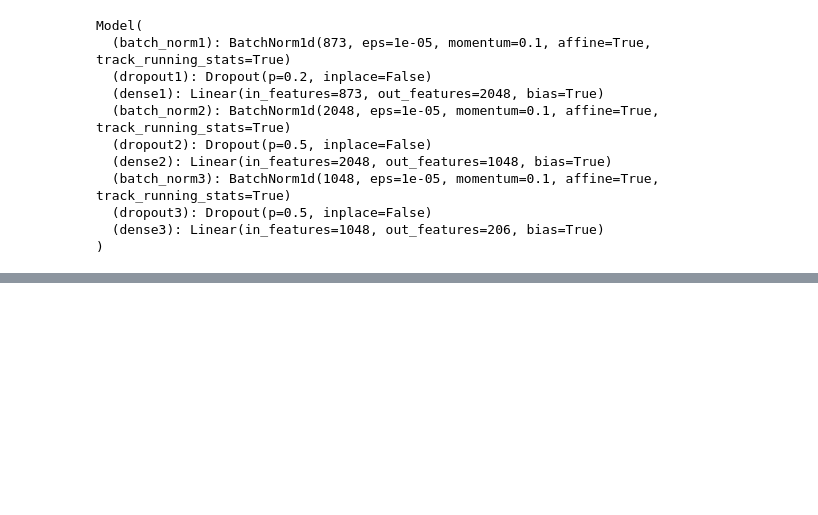
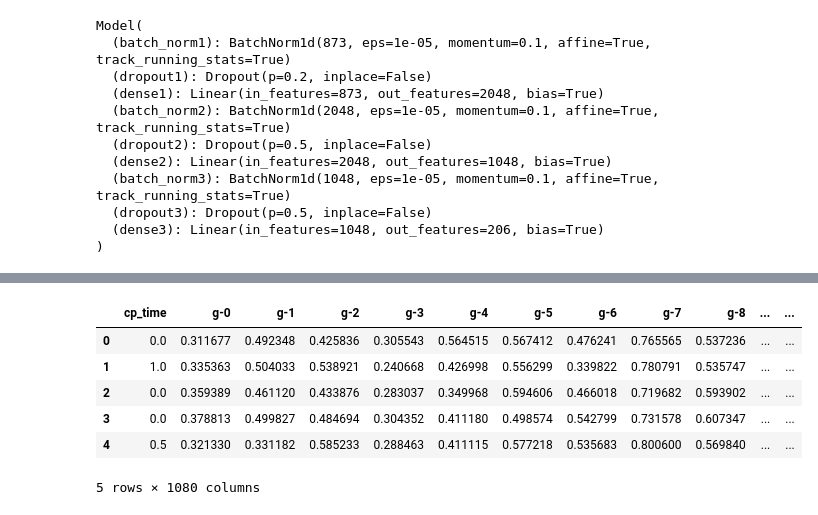
Before and after one commit to Mainakdeb/moa-classification, a Jupyter notebook: moa-classification.ipynb, the cells around one changed output, grey strips where cells are left out. Drawn from its saved outputs; the diff is of its cells as text; code cells hidden in the pictures; blank space fills up the shorter version.

```diff
--- a/moa-classification.ipynb
+++ b/moa-classification.ipynb
@@ -246,0 +251,12 @@ for epoch in range(num_epochs):
+# %%
+test_df = pre_process_data(test_features, submission )
+# %%
+test_df.head()
+# %% [output]
+|  | cp_time | g-0 | g-1 | g-2 | g-3 | g-4 | g-5 | g-6 | g-7 | g-8 | ... | ... |
+| 0 | 0.0 | 0.311677 | 0.492348 | 0.425836 | 0.305543 | 0.564515 | 0.567412 | 0.476241 | 0.765565 | 0.537236 | ... | ... |
+| 1 | 1.0 | 0.335363 | 0.504033 | 0.538921 | 0.240668 | 0.426998 | 0.556299 | 0.339822 | 0.780791 | 0.535747 | ... | ... |
+| 2 | 0.0 | 0.359389 | 0.461120 | 0.433876 | 0.283037 | 0.349968 | 0.594606 | 0.466018 | 0.719682 | 0.593902 | ... | ... |
+| 3 | 0.0 | 0.378813 | 0.499827 | 0.484694 | 0.304352 | 0.411180 | 0.498574 | 0.542799 | 0.731578 | 0.607347 | ... | ... |
+| 4 | 0.5 | 0.321330 | 0.331182 | 0.585233 | 0.288463 | 0.411115 | 0.577218 | 0.535683 | 0.800600 | 0.569840 | ... | ... |
+5 rows × 1080 columns
```
Also changed, not shown: parts of 15 cells of this notebook.
